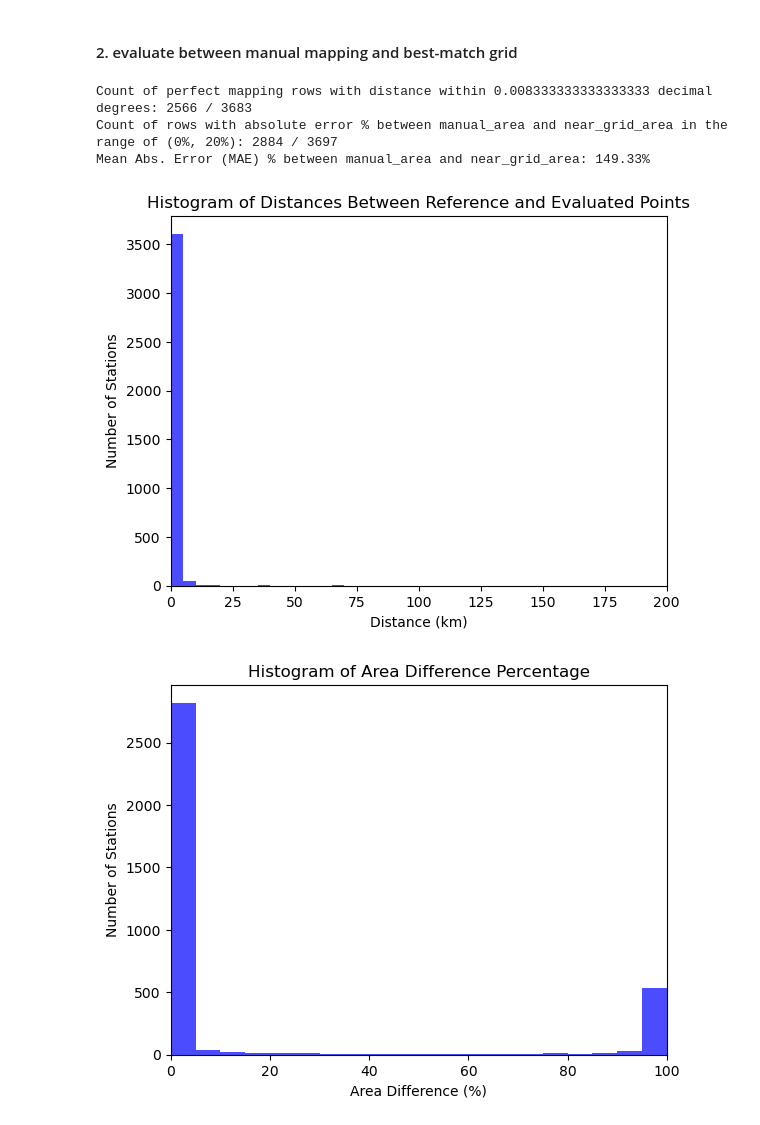
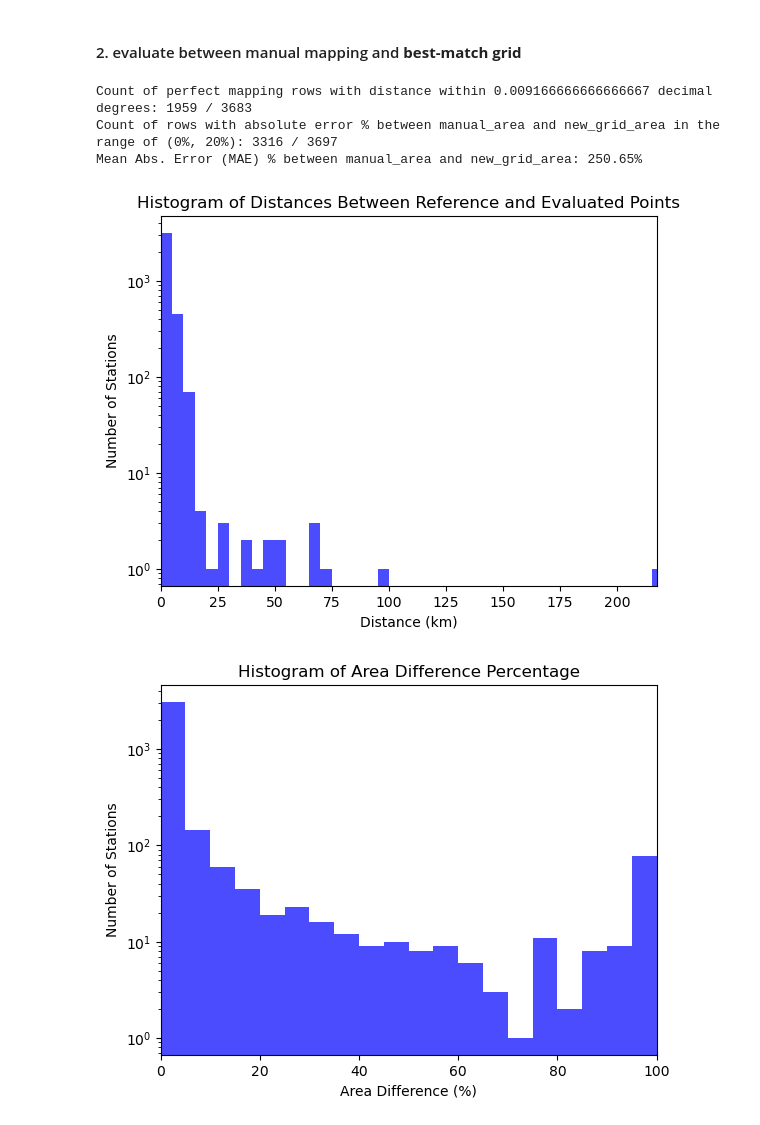
Before and after one commit to ecmwf/hat, a Jupyter notebook: notebooks/examples/5a_station_mapping_evaluate.ipynb, the cells around one changed output. Cells and saved outputs as stored; diff of their text form; code cells hidden in the pictures.

Commit message:
updated with histogram y_scale option,

```diff
--- a/notebooks/examples/5a_station_mapping_evaluate.ipynb
+++ b/notebooks/examples/5a_station_mapping_evaluate.ipynb
@@ -43,18 +44,18 @@ from hat.mapping.evaluation import calculate_mae, count_within_abs_error_range,
 
 # Evaluation between manual mapping and nearest grid
 
-# Evaluation histogram between manual mapping and nearest grid distance
+# Create valuation histogram between manual mapping and nearest grid distance
 dist_interval = 5 # interval for distance histogram
-max_distance = 200 # max distance (x axis) of distance histogram
-fig1 = plot_distance_histogram(df, 'manual_lat', 'manual_lon', 'near_grid_lat', 'near_grid_lon', dist_interval, max_distance=max_distance)
+# max_distance = 200 # max distance (x axis) of distance histogram
+fig1 = plot_distance_histogram(df, 'manual_lat', 'manual_lon', 'near_grid_lat', 'near_grid_lon', dist_interval, y_scale='log')
 
-# Evaluation histogram between manual mapping and nearest grid area difference
+# Create histogram between manual mapping and nearest grid area difference
 area_diff_interval = 5 # interval for area difference histogram
 max_area_error = 100 # max area error (x axis) of area difference histogram
-fig2 = plot_area_error_histogram(df, 'manual_area', 'near_grid_area', area_diff_interval, max_area_error = max_area_error)
+fig2 = plot_area_error_histogram(df, 'manual_area', 'near_grid_area', area_diff_interval, max_area_error = max_area_error, y_scale='log')
 
 # Count number of stations with perfect mapping
-tolerance_degrees =1/60/2 # half arc min as the tolerance for perfect mapping
+tolerance_degrees =1/60/2*1.1 # half arc min as the tolerance for perfect mapping
 perfect_mapping_count = count_perfect_mapping(df, 'manual_lat', 'manual_lon', 'near_grid_lat', 'near_grid_lon', tolerance_degrees)
 
 # Count number of stations with area difference within acceptable error margin
@@ -63,4 +64,6 @@ acceptable_count = count_within_abs_error_range(df, 'manual_area', 'near_grid_ar
 
 # Calculate Mean Absolute Error (MAE) between manual mapping and nearest grid
 mae = calculate_mae(df, 'manual_area', 'near_grid_area')
+
+#include if log or linear scale
 # %% [output]
@@ -72,25 +75,25 @@ Mean Abs. Error (MAE) % between manual_area and near_grid_area: 149.33%
 # %% [markdown]
-#### 2. evaluate between manual mapping and best-match grid
+#### 2. evaluate between manual mapping and <b>best-match grid
 # %%
 # Evaluation between manual mapping and best match grid (same parameter as nearest)
 
-# Evaluation histogram between manual mapping and nearest grid distance
-fig1 = plot_distance_histogram(df, 'manual_lat', 'manual_lon', 'near_grid_lat', 'near_grid_lon', dist_interval, max_distance=max_distance)
+# create histogram between manual mapping and nearest grid distance
+fig1 = plot_distance_histogram(df, 'manual_lat', 'manual_lon', 'new_grid_lat', 'new_grid_lon', dist_interval, y_scale='log')
 
-# Evaluation historgram between manual mapping and nearest grid area
-fig2 = plot_area_error_histogram(df, 'manual_area', 'near_grid_area', area_diff_interval, max_area_error = max_area_error)
+# Create histogram between manual mapping and nearest grid area
+fig2 = plot_area_error_histogram(df, 'manual_area', 'new_grid_area', area_diff_interval, max_area_error = max_area_error, y_scale='log')
 
 # Count number of stations with perfect mapping
-perfect_mapping_count = count_perfect_mapping(df, 'manual_lat', 'manual_lon', 'near_grid_lat', 'near_grid_lon', tolerance_degrees)
+perfect_mapping_count = count_perfect_mapping(df, 'manual_lat', 'manual_lon', 'new_grid_lat', 'new_grid_lon', tolerance_degrees)
 
 # Count number of stations with area difference within acceptable error margin
-acceptable_count = count_within_abs_error_range(df, 'manual_area', 'near_grid_area', lower_limit=0 , upper_limit=error_margin)
+acceptable_count = count_within_abs_error_range(df, 'manual_area', 'new_grid_area', lower_limit=0 , upper_limit=error_margin)
 
 # Calculate Mean Absolute Error (MAE) between manual mapping and nearest grid
-mae = calculate_mae(df, 'manual_area', 'near_grid_area')
+mae = calculate_mae(df, 'manual_area', 'new_grid_area')
 # %% [output]
-Count of perfect mapping rows with distance within 0.008333333333333333 decimal degrees: 2566 / 3683
-Count of rows with absolute error % between manual_area and near_grid_area in the range of (0%, 20%): 2884 / 3697
-Mean Abs. Error (MAE) % between manual_area and near_grid_area: 149.33%
+Count of perfect mapping rows with distance within 0.009166666666666667 decimal degrees: 1959 / 3683
+Count of rows with absolute error % between manual_area and new_grid_area in the range of (0%, 20%): 3316 / 3697
+Mean Abs. Error (MAE) % between manual_area and new_grid_area: 250.65%
-[figure, old version]
+[figure, new version]
-[figure, old version]
+[figure, new version]
```
Also changed, not shown: parts of 3 cells of this notebook, 3 other files.
